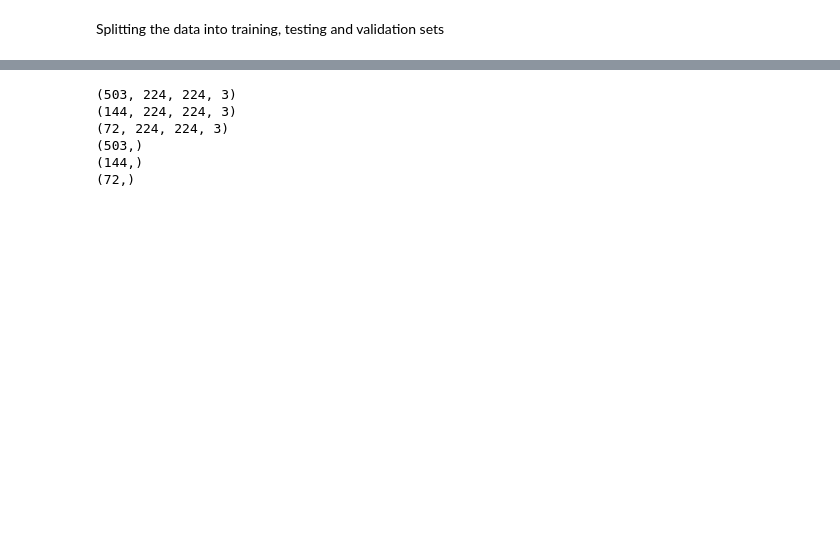
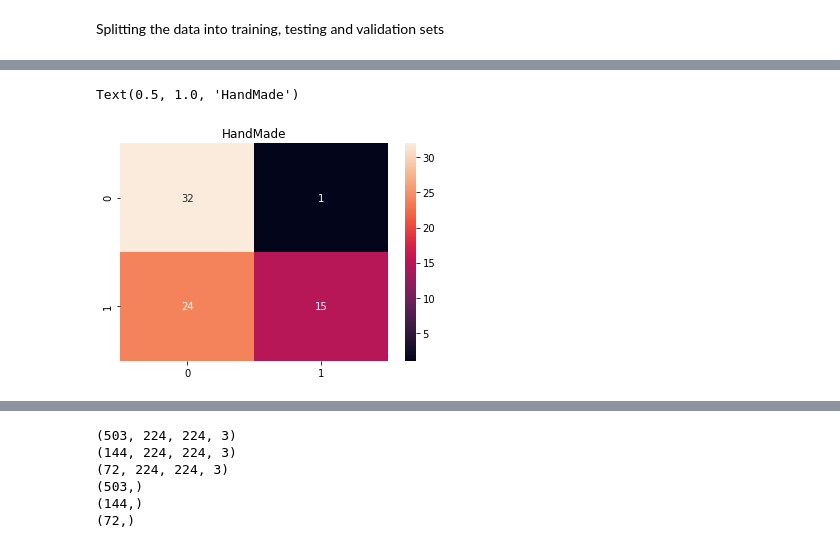
Before and after one commit to balszeg/Deep_learning_uniproject, a Jupyter notebook: Semester_project.ipynb, the cells around one changed output, grey strips where cells are left out. Drawn from its saved outputs; the diff is of its cells as text; code cells hidden in the pictures; blank space fills up the shorter version.

```diff
--- a/Semester_project.ipynb
+++ b/Semester_project.ipynb
@@ -105,2 +114,13 @@ print(len(y_label)) #size of the database, we don't use the images where the pcr
 # %% [markdown]
 Splitting the data into training, testing and validation sets
+# %%
+# split the data into train, test, and validation arrays
+x_train, x_2, y_train, y_2 = train_test_split(normalized, y_label, test_size=0.3, shuffle=True) # 70% of the data is the train data, 30% is for test and validation
+x_valid, x_test, y_valid, y_test = train_test_split(x_2, y_2, test_size=0.33, shuffle=True) # Two thirds of the remaining 33% is the validation data and the remaining is for test
+# shape of the arrays
+print(x_train.shape)
+print(x_valid.shape)
+print(x_test.shape)
+print(y_train.shape)
+print(y_valid.shape)
+print(y_test.shape)
@@ -106,0 +145,4 @@ Splitting the data into training, testing and validation sets
+# %%
+x_train = x_train.reshape(x_train.shape[0],224,224,1)
+x_valid = x_valid.reshape(x_valid.shape[0],224,224,1)
+x_test = x_test.reshape(x_test.shape[0],224,224,1)
@@ -106,0 +184,12 @@ Splitting the data into training, testing and validation sets
+# %%
+model=load_model('HandMade.h5')
+predict = model.predict(x_test) # predict the output for all test images
+for i in range(len(predict)):
+  if predict[i] > 0.5:
+    predict[i] = 1
+  else:
+    predict[i] = 0
+conf_matrix = confusion_matrix(y_test, predict) # create a confusion matrix from the model output and the correct solution of the test database
+seaborn.heatmap(conf_matrix, annot=True) # show the results on a heatmap
+plt.title('HandMade')
+# %% [output]
@@ -106,0 +197,2 @@ Splitting the data into training, testing and validation sets
+Text(0.5, 1.0, 'HandMade')
+[figure, added]
```
Also changed, not shown: parts of 93 cells of this notebook.
